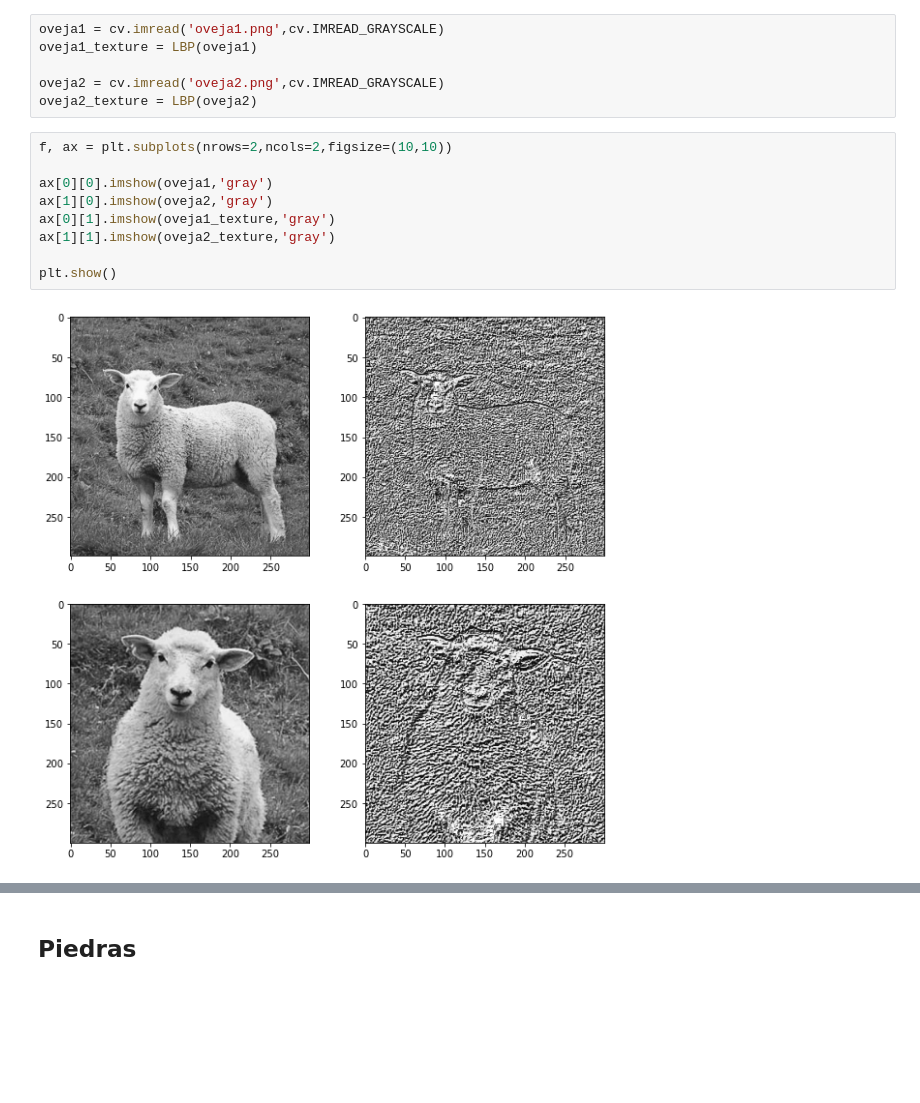
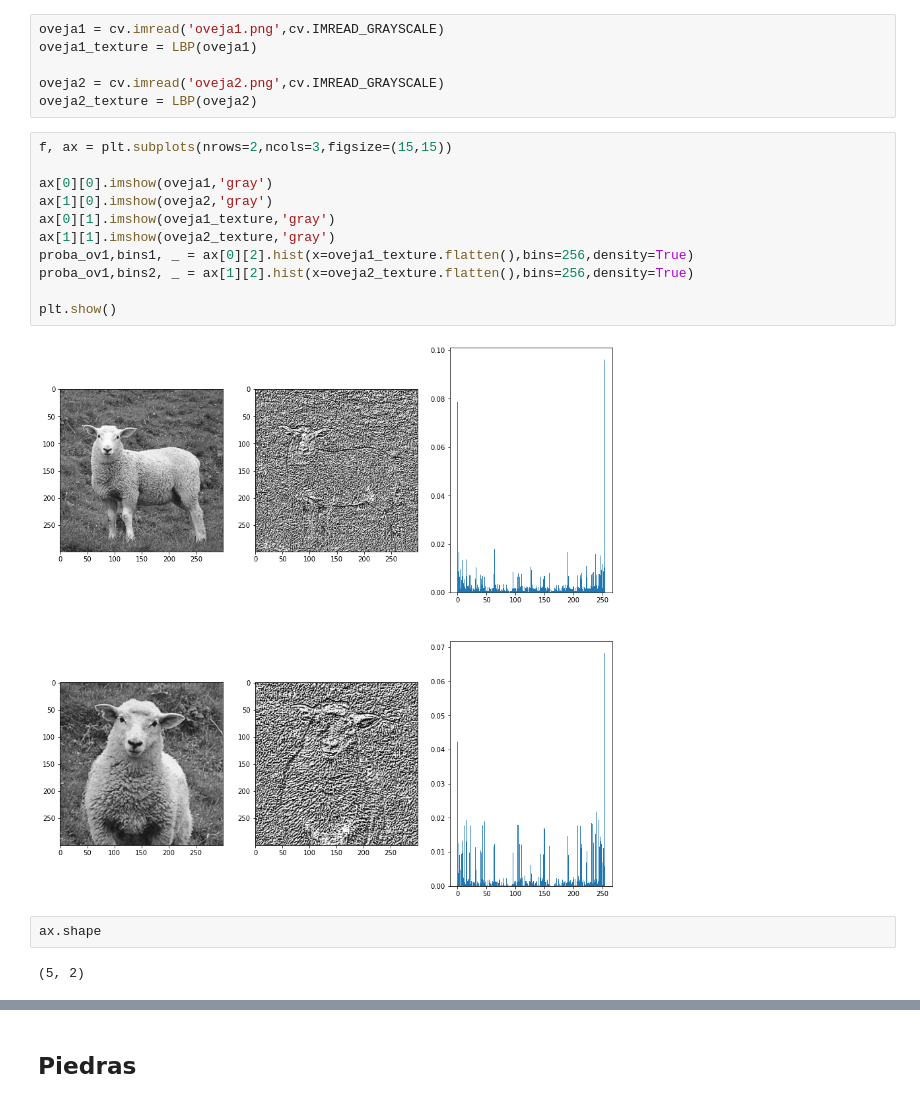
Before and after one commit to nicolascecchi/AI-Specialization, a Jupyter notebook: B2/CV1/B2_CV1_C5_TP4_Textura_LBP.ipynb, the cells around one changed output, grey strips where cells are left out. Cells and saved outputs as stored; diff of their text form; blank space fills up the shorter version.

```diff
--- a/B2/CV1/B2_CV1_C5_TP4_Textura_LBP.ipynb
+++ b/B2/CV1/B2_CV1_C5_TP4_Textura_LBP.ipynb
@@ -81,13 +114,19 @@ oveja1_texture = LBP(oveja1)
 oveja2 = cv.imread('oveja2.png',cv.IMREAD_GRAYSCALE)
 oveja2_texture = LBP(oveja2)
 # %%
-f, ax = plt.subplots(nrows=2,ncols=2,figsize=(10,10))
+f, ax = plt.subplots(nrows=2,ncols=3,figsize=(15,15))
 
 ax[0][0].imshow(oveja1,'gray')
 ax[1][0].imshow(oveja2,'gray')
 ax[0][1].imshow(oveja1_texture,'gray')
 ax[1][1].imshow(oveja2_texture,'gray')
+proba_ov1,bins1, _ = ax[0][2].hist(x=oveja1_texture.flatten(),bins=256,density=True)
+proba_ov1,bins2, _ = ax[1][2].hist(x=oveja2_texture.flatten(),bins=256,density=True)
 
 plt.show()
 # %% [output]
-[figure, old version]
+[figure, new version]
+# %%
+ax.shape
+# %% [output]
+(5, 2)
```
Also changed, not shown: parts of 19 cells of this notebook.
